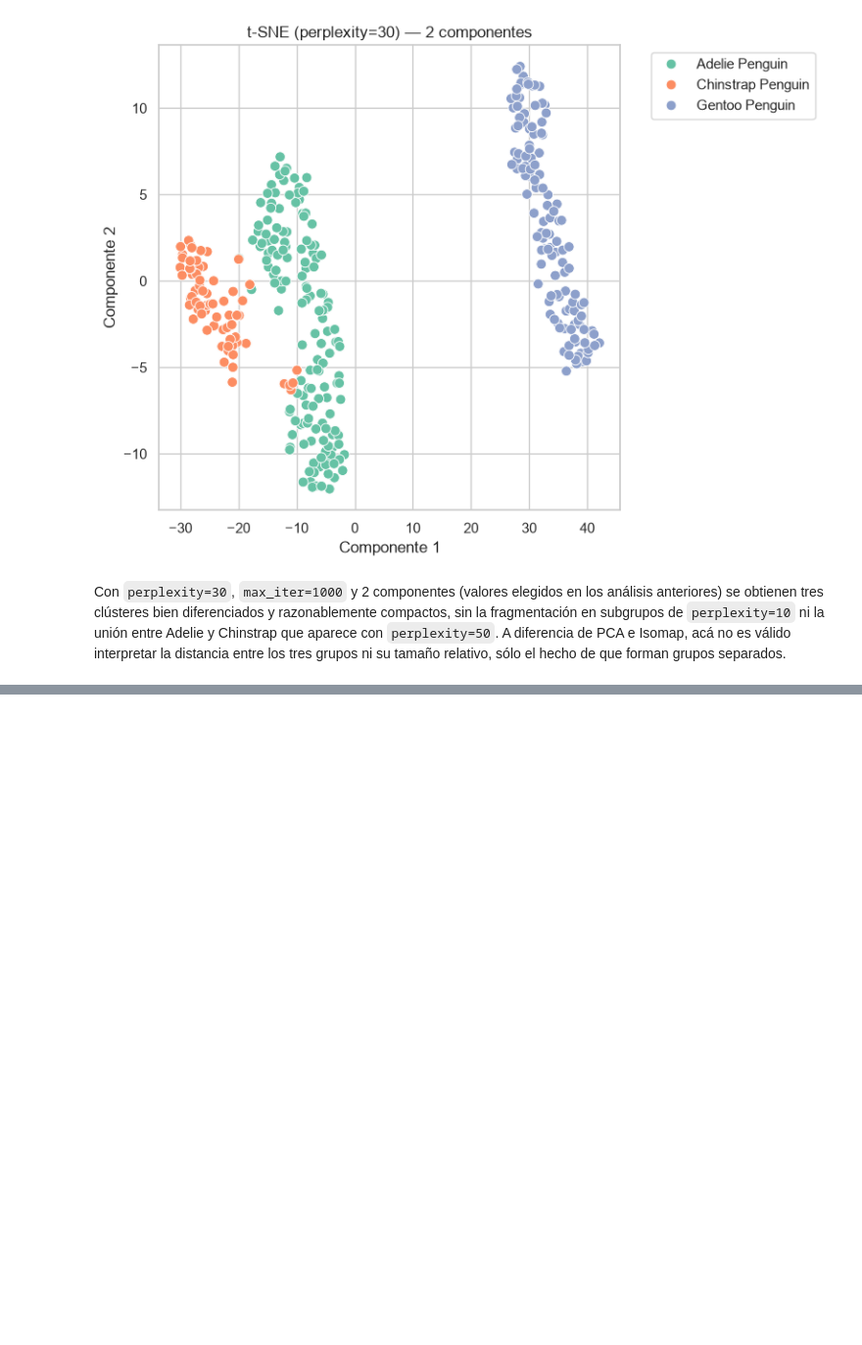
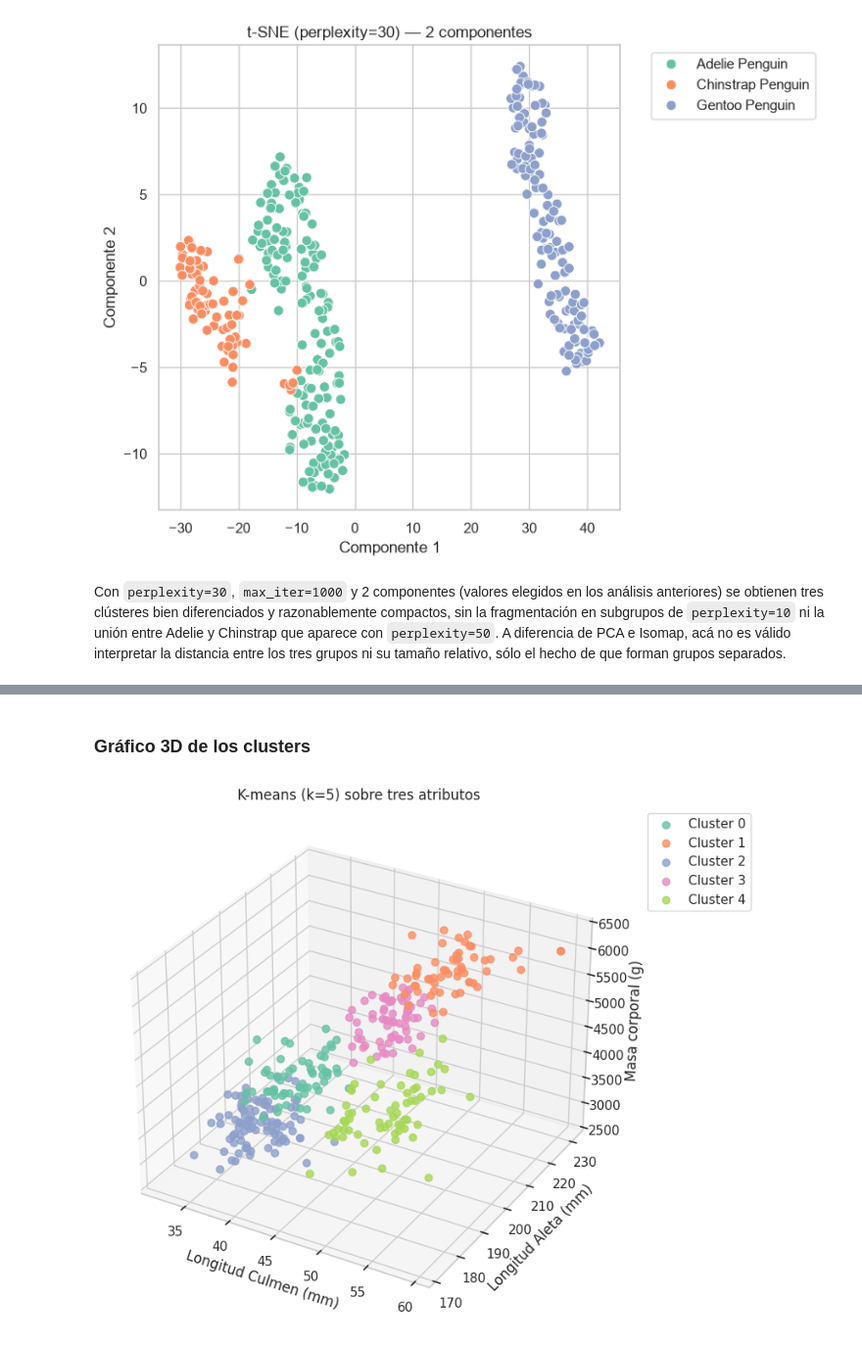
Before and after one commit to winttita/TP_MD_Frank_Winter, a Jupyter notebook: TP1/TP1_MD_Frank_Winter.ipynb, the cells around one changed output, grey strips where cells are left out. Shown at 98% size. Saved outputs shown, nothing was run; the diff lists cells and outputs as text; code cells hidden in the pictures; blank space fills up the shorter version.

```diff
--- a/TP1/TP1_MD_Frank_Winter.ipynb
+++ b/TP1/TP1_MD_Frank_Winter.ipynb
@@ -777,0 +911,22 @@ Con `perplexity=30`, `max_iter=1000` y 2 componentes (valores elegidos en los an
+# %% [markdown]
+### Gráfico 3D de los clusters
+# %%
+# Modelo final con k=5 y gráfico 3D sobre tres atributos originales
+kmeans_final = KMeans(n_clusters=5, n_init=10, random_state=42).fit(X_cluster)
+df_kmeans = df[num_columns].copy()
+df_kmeans['Cluster'] = kmeans_final.labels_
+
+fig = plt.figure(figsize=(10, 8))
+ax = fig.add_subplot(111, projection='3d')
+for cluster, color in zip(range(5), sns.color_palette('Set2', 5)):
+    subset = df_kmeans[df_kmeans['Cluster'] == cluster]
+    ax.scatter(subset['Longitud Culmen (mm)'], subset['Longitud Aleta (mm)'], subset['Masa corporal (g)'],
+               label=f'Cluster {cluster}', color=color, s=40, alpha=0.8)
+ax.set_xlabel('Longitud Culmen (mm)')
+ax.set_ylabel('Longitud Aleta (mm)')
+ax.set_zlabel('Masa corporal (g)')
+ax.set_title('K-means (k=5) sobre tres atributos')
+ax.legend(bbox_to_anchor=(1.05, 1), loc='upper left')
+plt.show()
+# %% [output]
+[figure, added]
```
Also changed, not shown: parts of 27 cells of this notebook.
